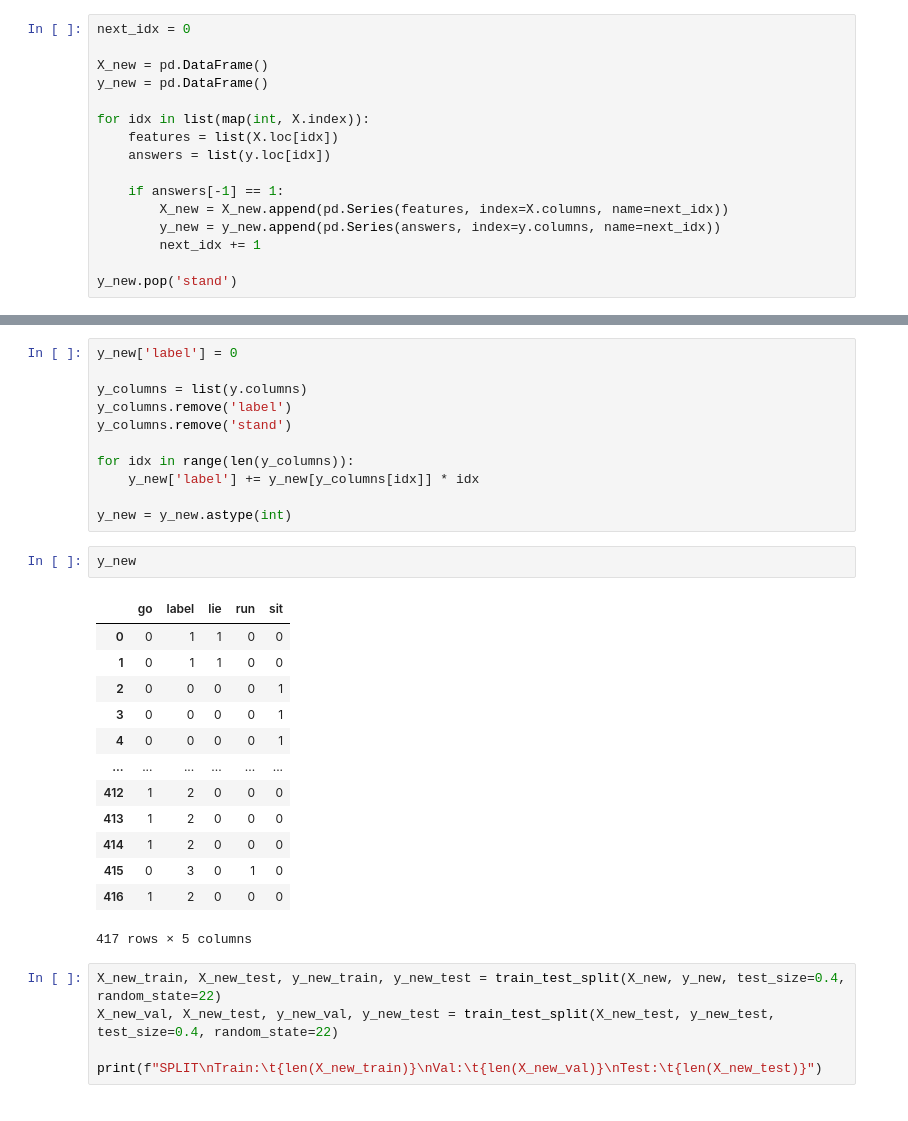
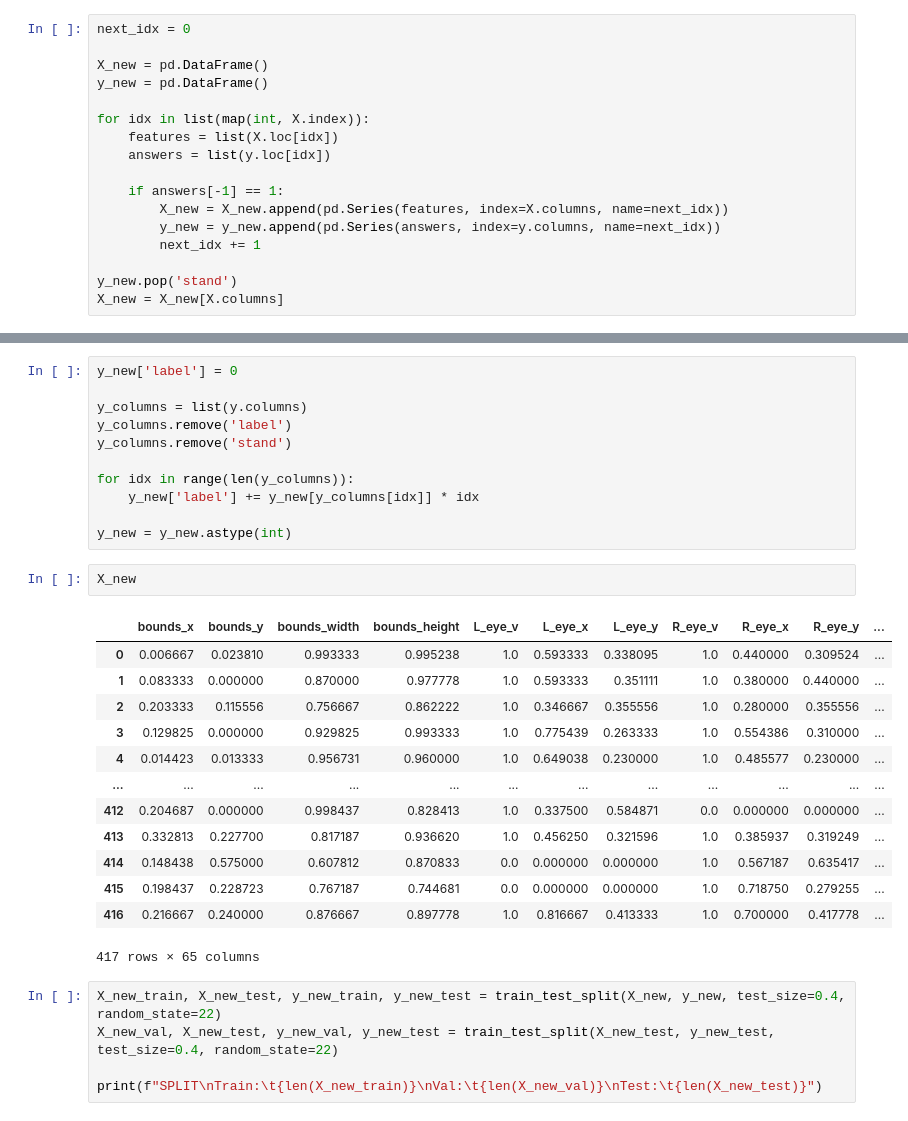
Before and after one commit to Maximrez/Pets-Activity-Interpreter-New, a Jupyter notebook: training_classifier.ipynb, the cells around one changed output, grey strips where cells are left out. Drawn from its saved outputs; the diff is of its cells as text.

```diff
--- a/training_classifier.ipynb
+++ b/training_classifier.ipynb
@@ -352,6 +352,7 @@ for idx in list(map(int, X.index)):
         next_idx += 1
 
 y_new.pop('stand')
+X_new = X_new[X.columns]
 # %% [output]
 0      0.0
 1      0.0
@@ -376,22 +377,22 @@ for idx in range(len(y_columns)):
     y_new['label'] += y_new[y_columns[idx]] * idx
 
 y_new = y_new.astype(int)
-# %%
-y_new
-# %% [output]
-|  | go | label | lie | run | sit |
-| 0 | 0 | 1 | 1 | 0 | 0 |
-| 1 | 0 | 1 | 1 | 0 | 0 |
-| 2 | 0 | 0 | 0 | 0 | 1 |
-| 3 | 0 | 0 | 0 | 0 | 1 |
-| 4 | 0 | 0 | 0 | 0 | 1 |
-| ... | ... | ... | ... | ... | ... |
-| 412 | 1 | 2 | 0 | 0 | 0 |
-| 413 | 1 | 2 | 0 | 0 | 0 |
-| 414 | 1 | 2 | 0 | 0 | 0 |
-| 415 | 0 | 3 | 0 | 1 | 0 |
-| 416 | 1 | 2 | 0 | 0 | 0 |
-417 rows × 5 columns
+# %%
+X_new
+# %% [output]
+|  | bounds_x | bounds_y | bounds_width | bounds_height | L_eye_v | L_eye_x | L_eye_y | R_eye_v | R_eye_x | R_eye_y | ... |
+| 0 | 0.006667 | 0.023810 | 0.993333 | 0.995238 | 1.0 | 0.593333 | 0.338095 | 1.0 | 0.440000 | 0.309524 | ... |
+| 1 | 0.083333 | 0.000000 | 0.870000 | 0.977778 | 1.0 | 0.593333 | 0.351111 | 1.0 | 0.380000 | 0.440000 | ... |
+| 2 | 0.203333 | 0.115556 | 0.756667 | 0.862222 | 1.0 | 0.346667 | 0.355556 | 1.0 | 0.280000 | 0.355556 | ... |
+| 3 | 0.129825 | 0.000000 | 0.929825 | 0.993333 | 1.0 | 0.775439 | 0.263333 | 1.0 | 0.554386 | 0.310000 | ... |
+| 4 | 0.014423 | 0.013333 | 0.956731 | 0.960000 | 1.0 | 0.649038 | 0.230000 | 1.0 | 0.485577 | 0.230000 | ... |
+| ... | ... | ... | ... | ... | ... | ... | ... | ... | ... | ... | ... |
+| 412 | 0.204687 | 0.000000 | 0.998437 | 0.828413 | 1.0 | 0.337500 | 0.584871 | 0.0 | 0.000000 | 0.000000 | ... |
+| 413 | 0.332813 | 0.227700 | 0.817187 | 0.936620 | 1.0 | 0.456250 | 0.321596 | 1.0 | 0.385937 | 0.319249 | ... |
+| 414 | 0.148438 | 0.575000 | 0.607812 | 0.870833 | 0.0 | 0.000000 | 0.000000 | 1.0 | 0.567187 | 0.635417 | ... |
+| 415 | 0.198437 | 0.228723 | 0.767187 | 0.744681 | 0.0 | 0.000000 | 0.000000 | 1.0 | 0.718750 | 0.279255 | ... |
+| 416 | 0.216667 | 0.240000 | 0.876667 | 0.897778 | 1.0 | 0.816667 | 0.413333 | 1.0 | 0.700000 | 0.417778 | ... |
+417 rows × 65 columns
 # %%
 X_new_train, X_new_test, y_new_train, y_new_test = train_test_split(X_new, y_new, test_size=0.4, random_state=22)
 X_new_val, X_new_test, y_new_val, y_new_test = train_test_split(X_new_test, y_new_test, test_size=0.4, random_state=22)
```
Also changed, not shown: parts of 9 cells of this notebook.
